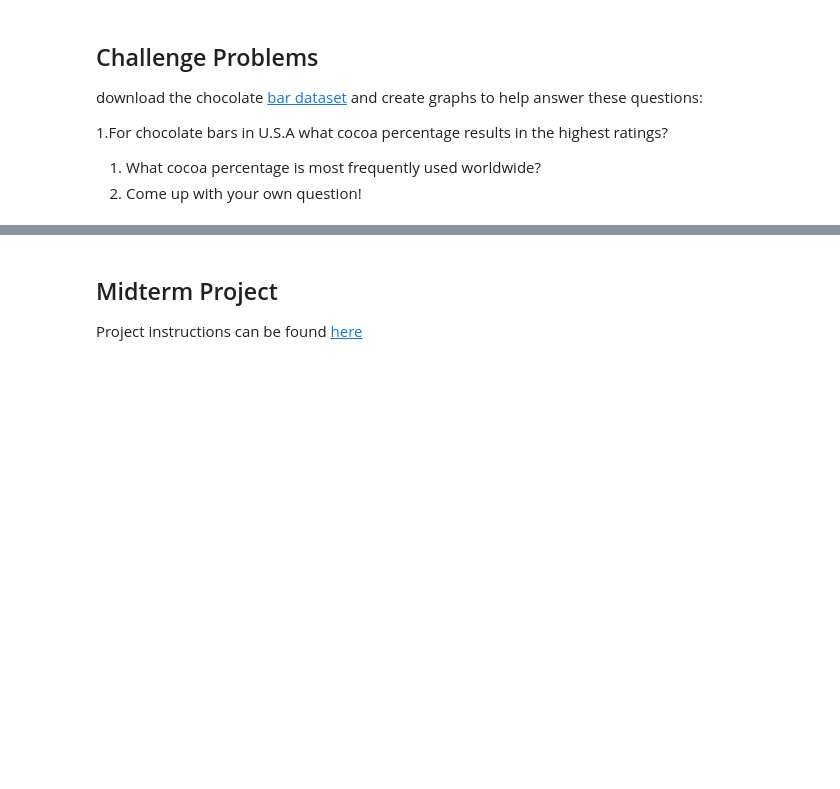
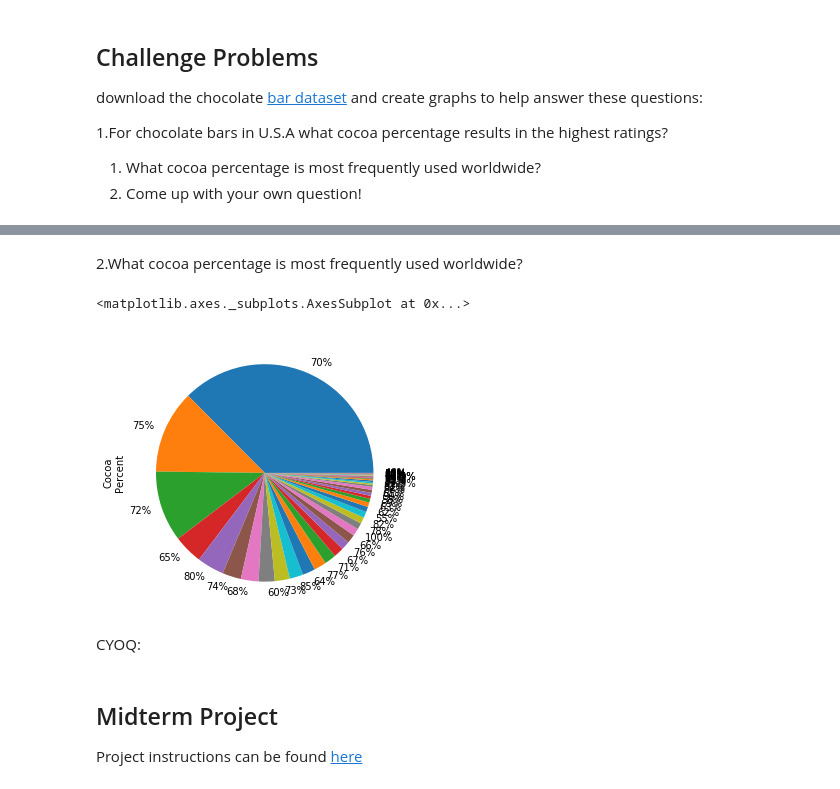
Before and after one commit to aucoeur/DS-1.1-Data-Analysis, a Jupyter notebook: Notebooks/Pandas_Titanic.ipynb, the cells around one changed output, grey strips where cells are left out. Saved outputs shown, nothing was run; the diff lists cells and outputs as text; code cells hidden in the pictures; blank space fills up the shorter version.

```diff
--- a/Notebooks/Pandas_Titanic.ipynb
+++ b/Notebooks/Pandas_Titanic.ipynb
@@ -538,3 +553,13 @@ df
+# %% [markdown]
+2.What cocoa percentage is most frequently used worldwide?
+# %%
+plt.rcParams['figure.figsize'] = [20, 5]
+df["Cocoa\nPercent"].value_counts().plot(kind='pie')
+# %% [output]
+<matplotlib.axes._subplots.AxesSubplot at 0x...>
+[figure, added]
+# %% [markdown]
+CYOQ:
 # %% [markdown]
 ## Midterm Project
 
```
Also changed, not shown: parts of 5 cells of this notebook.
